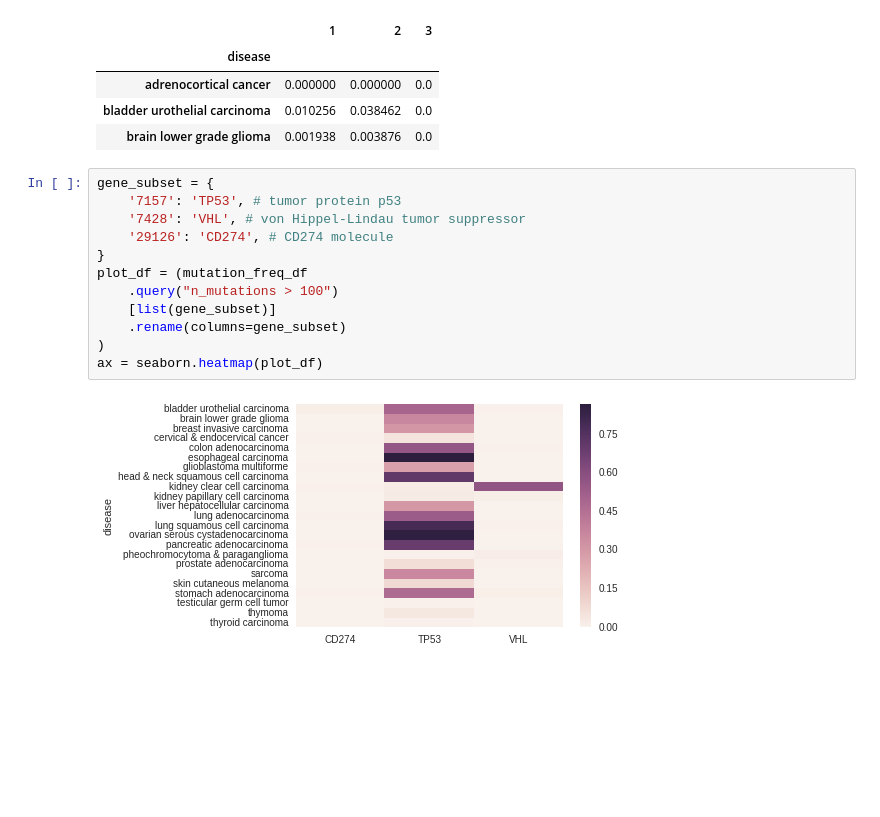
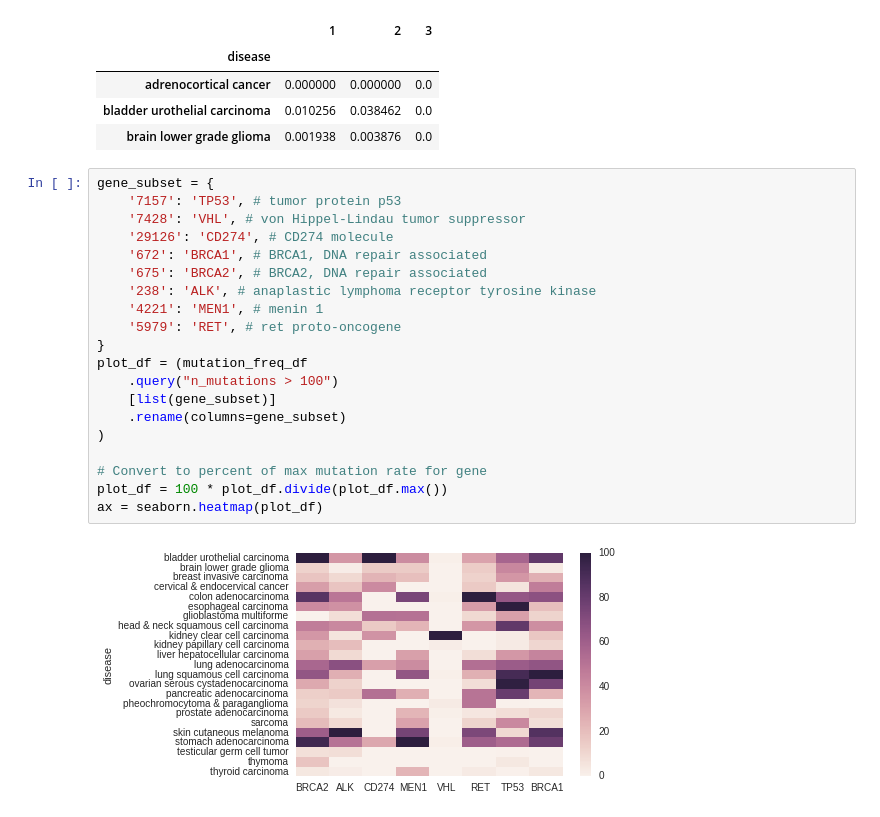
Before and after one commit to cognoma/cancer-data, a Jupyter notebook: 3.explore-mutations.ipynb, the cells around one changed output. Saved outputs shown, nothing was run; the diff lists cells and outputs as text; blank space fills up the shorter version.

Commit message:
Add genes to mutation frequency by disease heatmap

```diff
--- a/3.explore-mutations.ipynb
+++ b/3.explore-mutations.ipynb
@@ -93,14 +93,22 @@ mutation_freq_df.iloc[:3, :3]
 # %%
 gene_subset = {
     '7157': 'TP53', # tumor protein p53
     '7428': 'VHL', # von Hippel-Lindau tumor suppressor
     '29126': 'CD274', # CD274 molecule
+    '672': 'BRCA1', # BRCA1, DNA repair associated
+    '675': 'BRCA2', # BRCA2, DNA repair associated
+    '238': 'ALK', # anaplastic lymphoma receptor tyrosine kinase
+    '4221': 'MEN1', # menin 1
+    '5979': 'RET', # ret proto-oncogene
 }
 plot_df = (mutation_freq_df
     .query("n_mutations > 100")
     [list(gene_subset)]
     .rename(columns=gene_subset)
 )
+
+# Convert to percent of max mutation rate for gene
+plot_df = 100 * plot_df.divide(plot_df.max())
 ax = seaborn.heatmap(plot_df)
 # %% [output]
-[figure, old version]
+[figure, new version]
```
Also changed, not shown: 1 other file.
